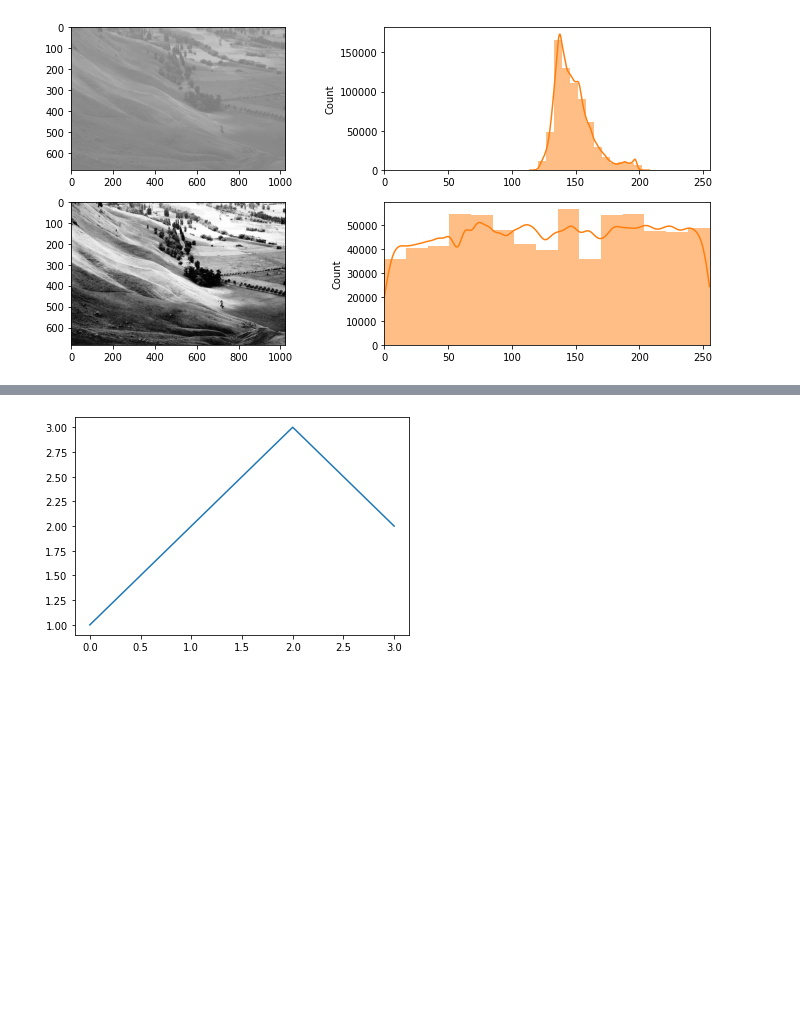
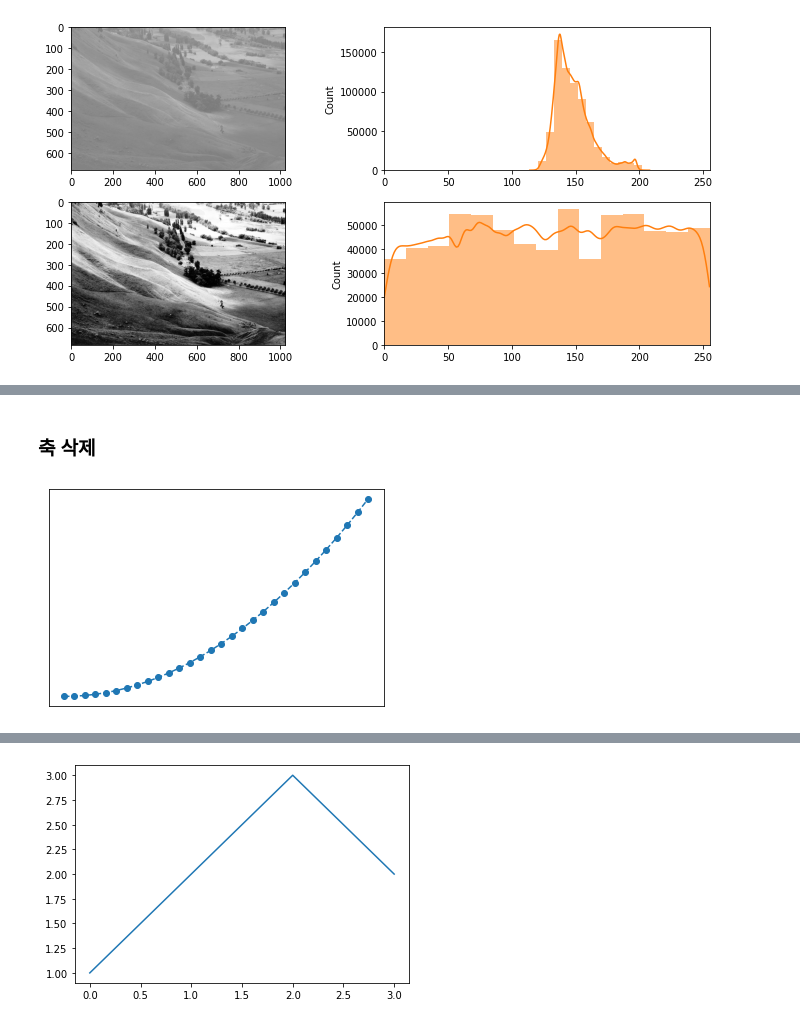
Before and after one commit to guebin/DV2022_backup, a Jupyter notebook: _notebooks/2022-10-03-(5주차) draft.ipynb, the cells around one changed output, grey strips where cells are left out. Drawn from its saved outputs; the diff is of its cells as text; code cells hidden in the pictures; blank space fills up the shorter version.

```diff
--- a/_notebooks/2022-10-03-(5주차) draft.ipynb
+++ b/_notebooks/2022-10-03-(5주차) draft.ipynb
@@ -238,0 +210,9 @@ plt.legend()
+# %% [markdown]
+### 축 삭제
+# %%
+fig, ax = plt.subplots()
+ax.plot([(xi/30)**2 for xi in range(30)],'--o')
+ax.xaxis.set_major_locator(mpl.ticker.NullLocator()) # x축 눈금삭제
+ax.yaxis.set_major_locator(mpl.ticker.NullLocator()) # y축 눈금삭제
+# %% [output]
+[figure, added]
```
Also changed, not shown: parts of 60 cells of this notebook, 1 other file.
